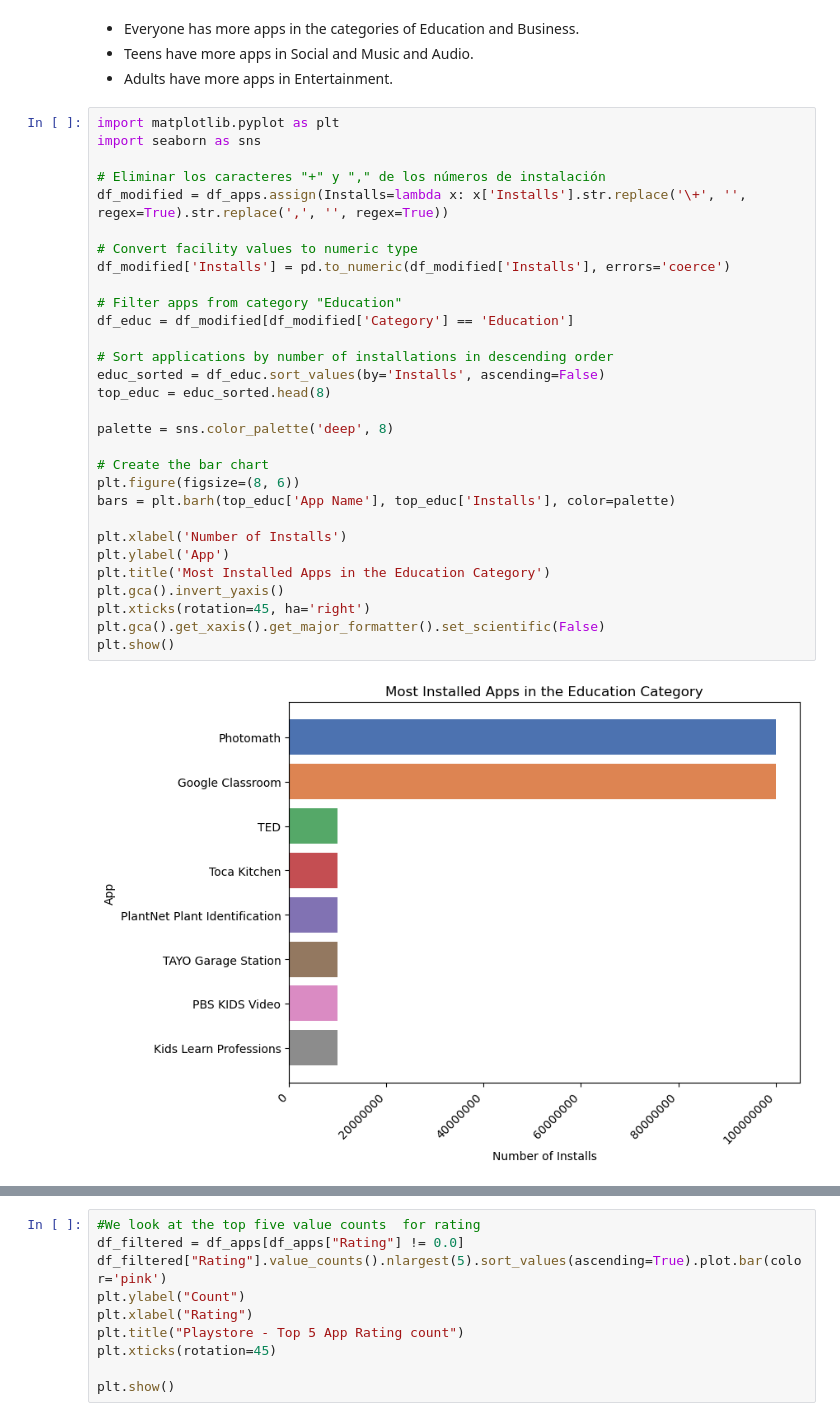
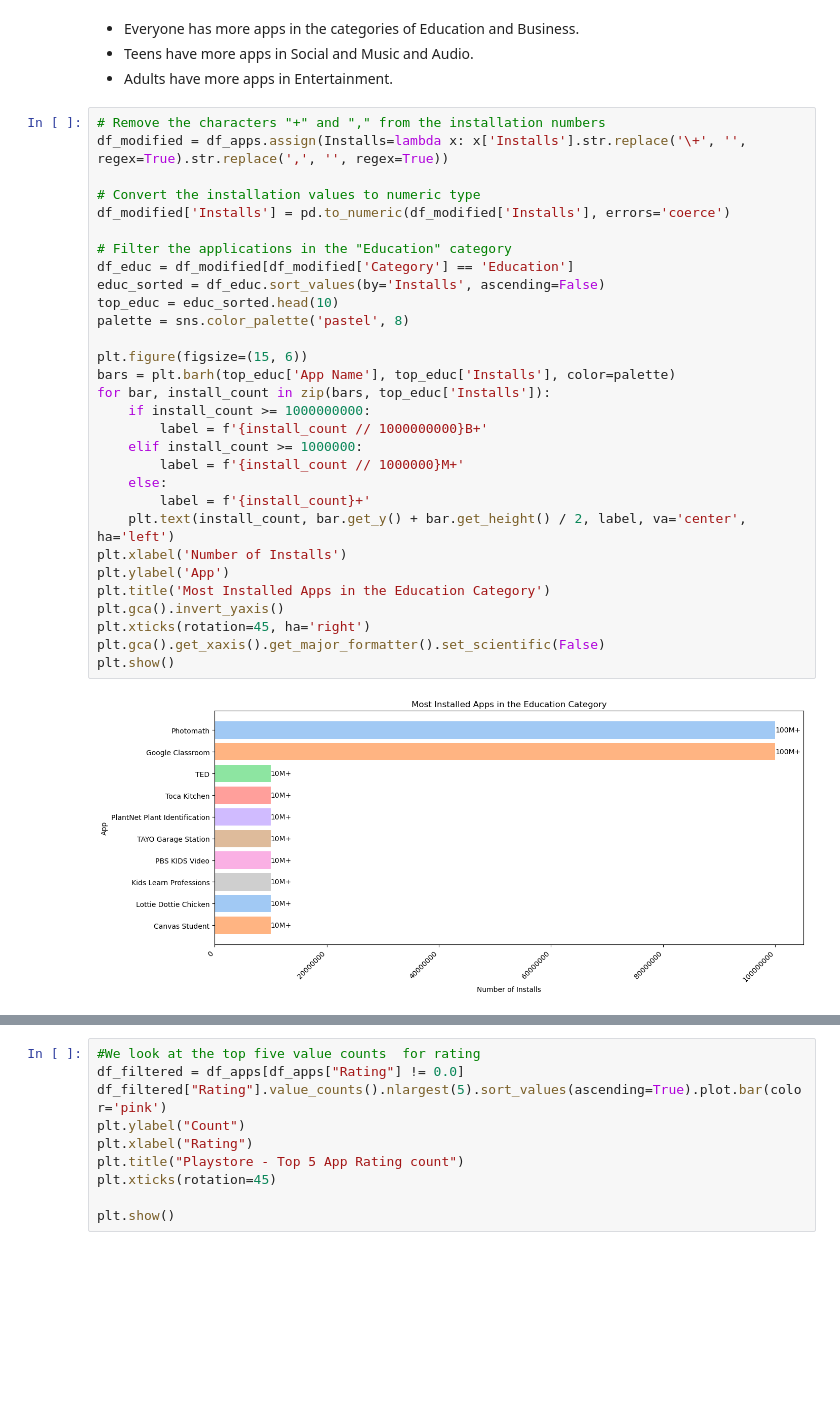
Before and after one commit to maria-clavijo/project_playstore_apps, a Jupyter notebook: notebooks/EDA.ipynb, the cells around one changed output, grey strips where cells are left out. Drawn from its saved outputs; the diff is of its cells as text; blank space fills up the shorter version.

```diff
--- a/notebooks/EDA.ipynb
+++ b/notebooks/EDA.ipynb
@@ -109,37 +103,37 @@ plt.show()
 * Teens have more apps in Social and Music and Audio.
 * Adults have more apps in Entertainment.
 # %%
-import matplotlib.pyplot as plt
-import seaborn as sns
-
-# Eliminar los caracteres "+" y "," de los números de instalación
+# Remove the characters "+" and "," from the installation numbers
 df_modified = df_apps.assign(Installs=lambda x: x['Installs'].str.replace('\+', '', regex=True).str.replace(',', '', regex=True))
 
-# Convert facility values to numeric type
+# Convert the installation values to numeric type
 df_modified['Installs'] = pd.to_numeric(df_modified['Installs'], errors='coerce')
 
-# Filter apps from category "Education"
+# Filter the applications in the "Education" category
 df_educ = df_modified[df_modified['Category'] == 'Education']
+educ_sorted = df_educ.sort_values(by='Installs', ascending=False)
+top_educ = educ_sorted.head(10)
+palette = sns.color_palette('pastel', 8)
 
-# Sort applications by number of installations in descending order
-educ_sorted = df_educ.sort_values(by='Installs', ascending=False)
-top_educ = educ_sorted.head(8)
-
-palette = sns.color_palette('deep', 8)
-
-# Create the bar chart
-plt.figure(figsize=(8, 6))
+plt.figure(figsize=(15, 6))
 bars = plt.barh(top_educ['App Name'], top_educ['Installs'], color=palette)
-
+for bar, install_count in zip(bars, top_educ['Installs']):
+    if install_count >= 1000000000:
+        label = f'{install_count // 1000000000}B+'
+    elif install_count >= 1000000:
+        label = f'{install_count // 1000000}M+'
+    else:
+        label = f'{install_count}+'
+    plt.text(install_count, bar.get_y() + bar.get_height() / 2, label, va='center', ha='left')
 plt.xlabel('Number of Installs')
 plt.ylabel('App')
 plt.title('Most Installed Apps in the Education Category')
 plt.gca().invert_yaxis()
 plt.xticks(rotation=45, ha='right')
 plt.gca().get_xaxis().get_major_formatter().set_scientific(False)
 plt.show()
 # %% [output]
-[figure, old version]
+[figure, new version]
 # %%
 # Filter apps from category "Social"
 df_social = df_modified[df_modified['Category'] == 'Social']
```
Also changed, not shown: parts of 7 cells of this notebook.
